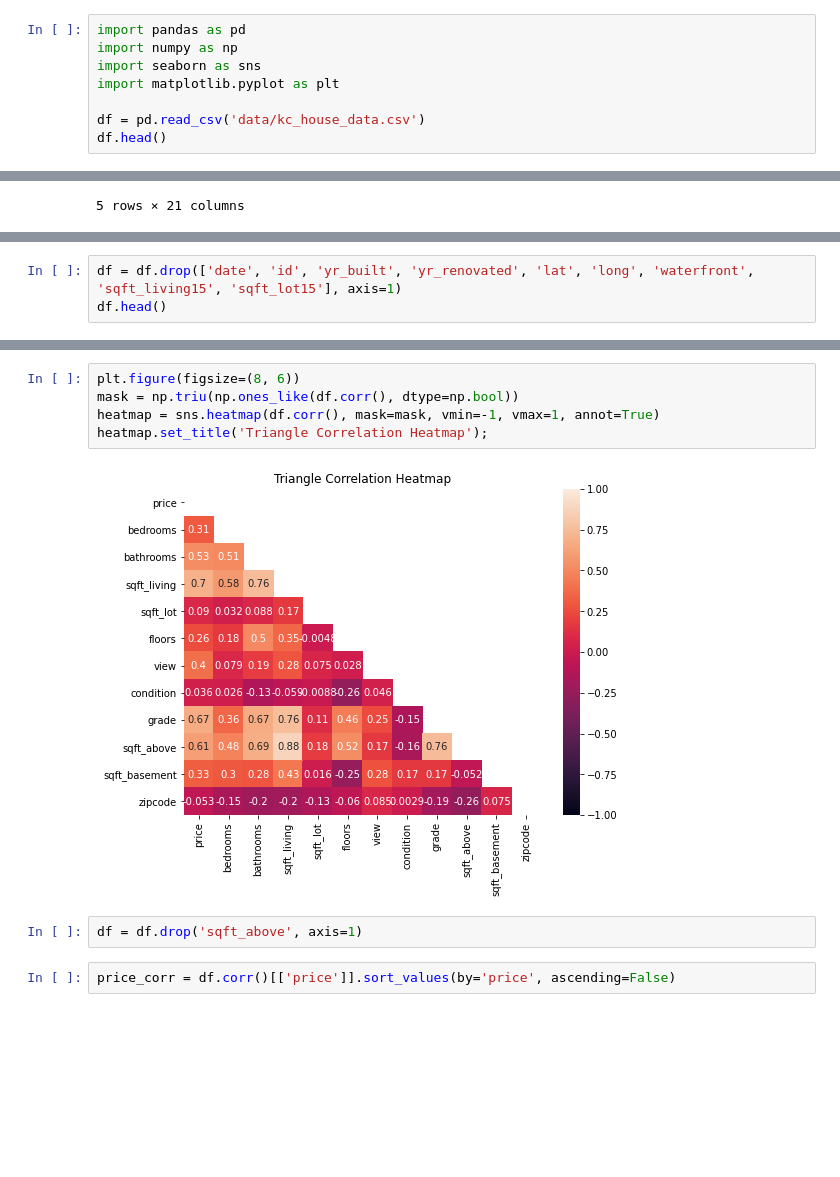
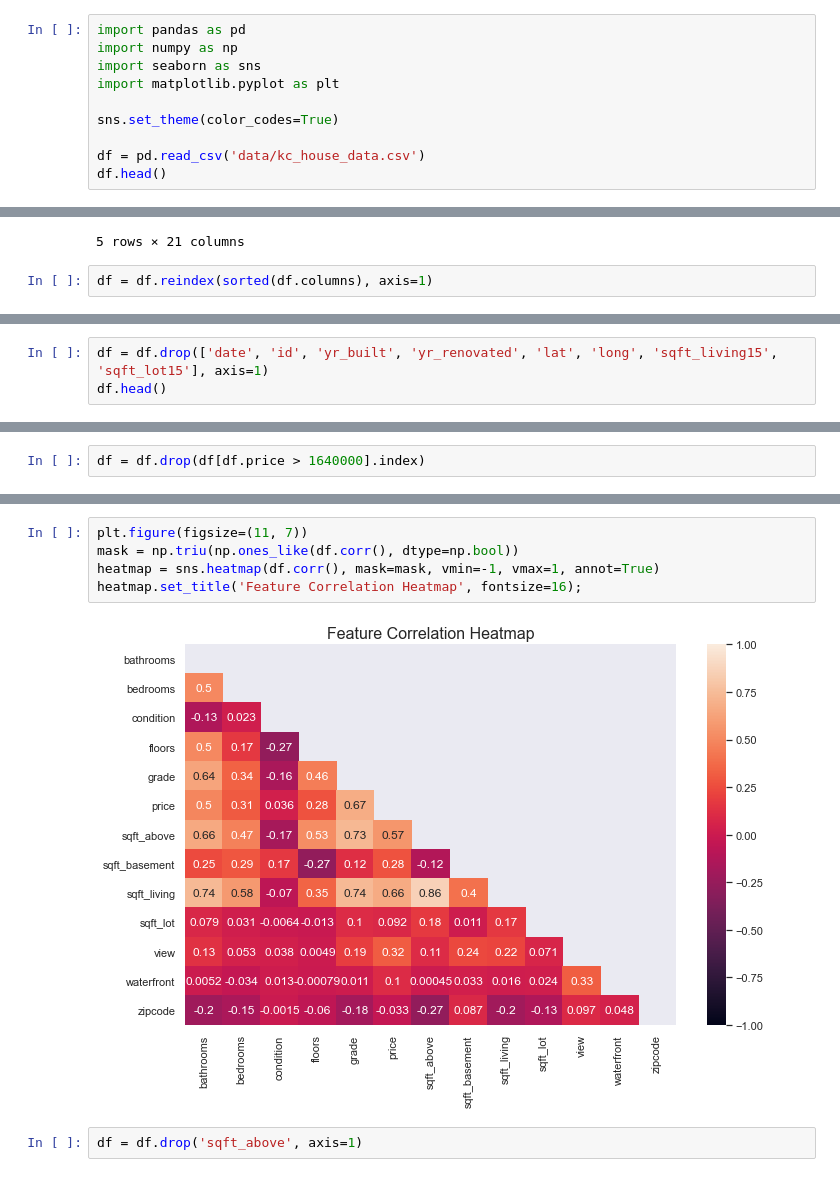
Before and after one commit to MossyJossy/Phase-2-Project, a Jupyter notebook: cleaning/Data Cleaning.ipynb, the cells around one changed output, grey strips where cells are left out. Saved outputs shown, nothing was run; the diff lists cells and outputs as text; blank space fills up the shorter version.

```diff
--- a/cleaning/Data Cleaning.ipynb
+++ b/cleaning/Data Cleaning.ipynb
@@ -4,6 +4,8 @@ import numpy as np
 import seaborn as sns
 import matplotlib.pyplot as plt
 
+sns.set_theme(color_codes=True)
+
 df = pd.read_csv('data/kc_house_data.csv')
 df.head()
 # %% [output]
@@ -14,6 +16,8 @@ df.head()
 | 3 | 2487200875 | 12/9/2014 | 604000.0 | 4 | 3.00 | 1960 | 5000 | 1.0 | 0.0 | 0.0 | ... |
 | 4 | 1954400510 | 2/18/2015 | 510000.0 | 3 | 2.00 | 1680 | 8080 | 1.0 | 0.0 | 0.0 | ... |
 5 rows × 21 columns
+# %%
+df = df.reindex(sorted(df.columns), axis=1)
 # %%
 df.info()
 # %% [output]
@@ -35,6 +39,6 @@ Data columns (total 21 columns):
 dtypes: float64(8), int64(11), object(2)
 memory usage: 3.5+ MB
 # %%
-df = df.drop(['date', 'id', 'yr_built', 'yr_renovated', 'lat', 'long', 'waterfront', 'sqft_living15', 'sqft_lot15'], axis=1)
+df = df.drop(['date', 'id', 'yr_built', 'yr_renovated', 'lat', 'long', 'sqft_living15', 'sqft_lot15'], axis=1)
 df.head()
 # %% [output]
@@ -88,0 +121,2 @@ memory usage: 2.0 MB
+# %%
+df = df.drop(df[df.price > 1640000].index)
@@ -89,12 +129,10 @@ memory usage: 2.0 MB
 # %%
-plt.figure(figsize=(8, 6))
+plt.figure(figsize=(11, 7))
 mask = np.triu(np.ones_like(df.corr(), dtype=np.bool))
 heatmap = sns.heatmap(df.corr(), mask=mask, vmin=-1, vmax=1, annot=True)
-heatmap.set_title('Triangle Correlation Heatmap');
+heatmap.set_title('Feature Correlation Heatmap', fontsize=16);
 # %% [output]
-[figure, old version]
+[figure, new version]
 # %%
 df = df.drop('sqft_above', axis=1)
-# %%
-price_corr = df.corr()[['price']].sort_values(by='price', ascending=False)
 # %%
```
Also changed, not shown: parts of 16 cells of this notebook.
